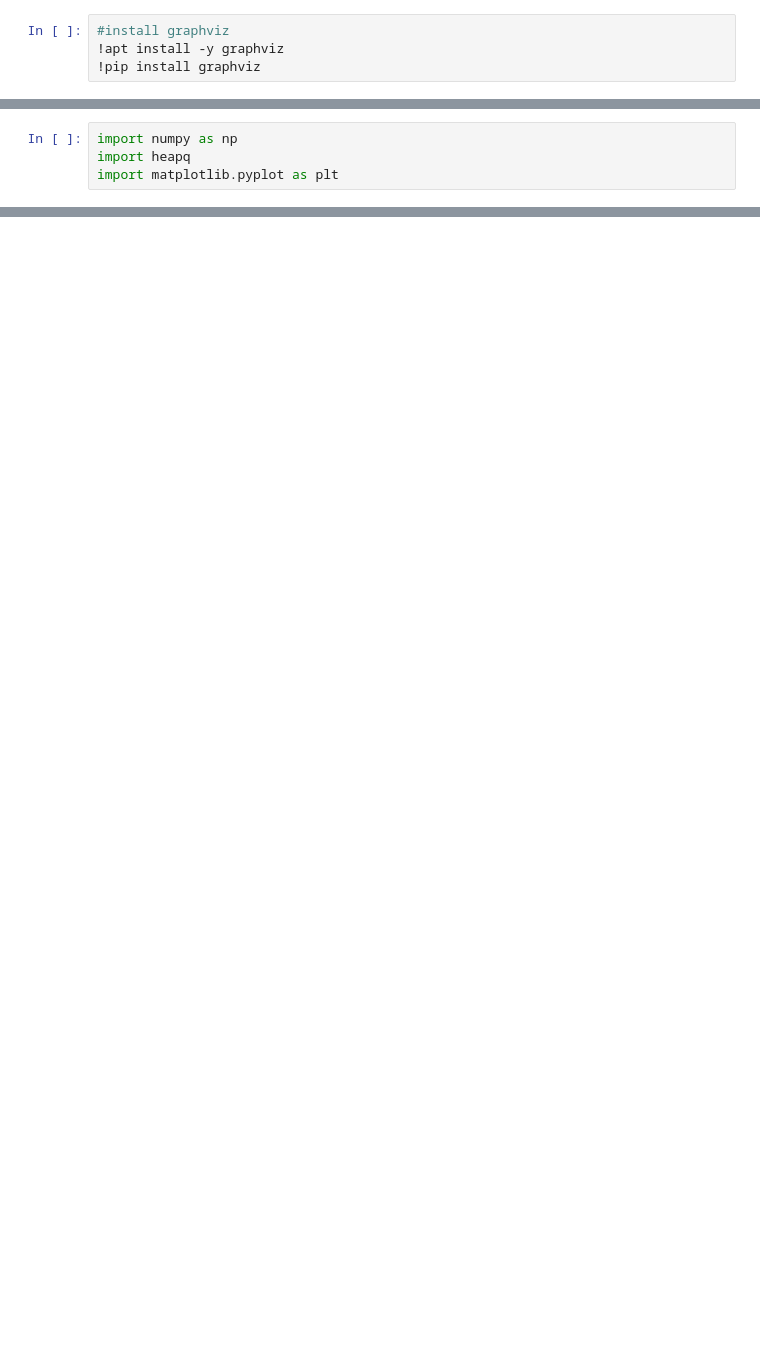
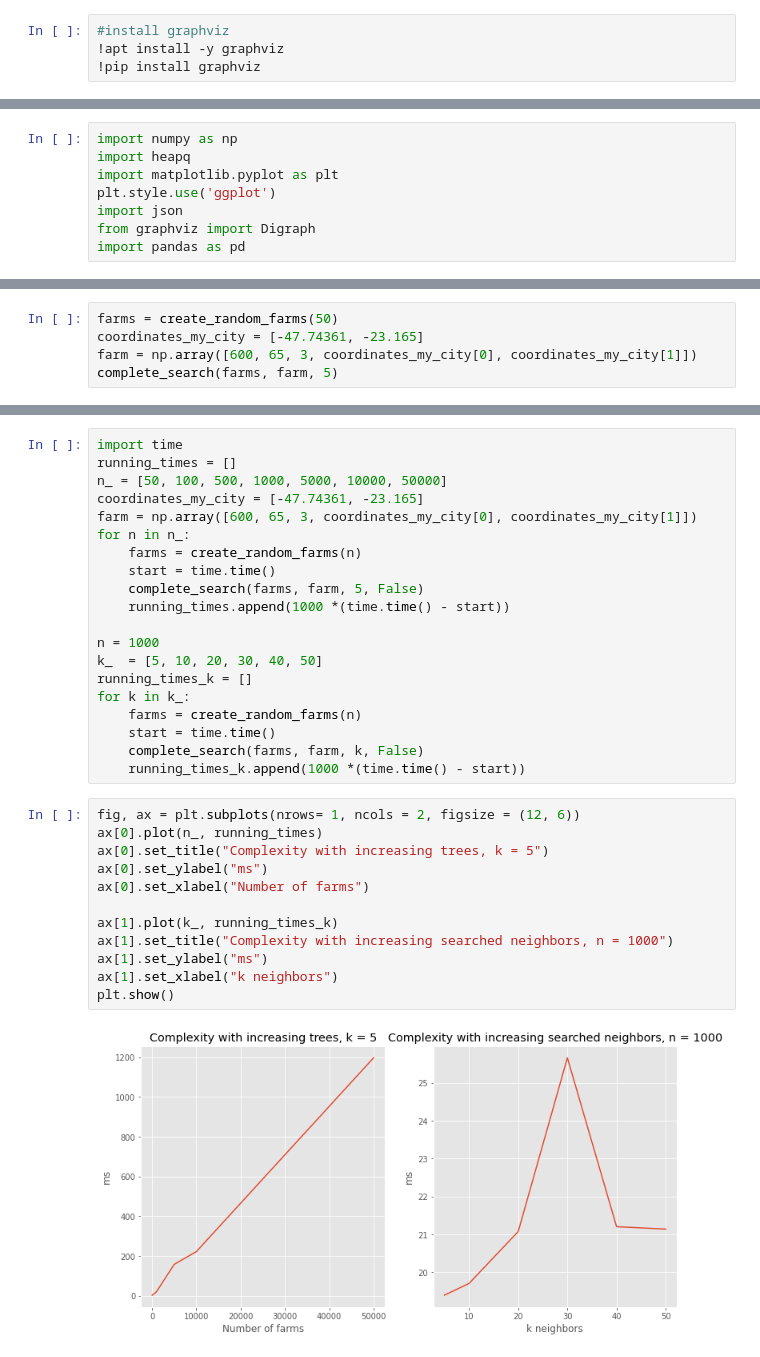
Before and after one commit to GiovaniValdrighi/data-structure-algorithms, a Jupyter notebook: kd-tree/kdtree.ipynb, the cells around one changed output, grey strips where cells are left out. Drawn from its saved outputs; the diff is of its cells as text; blank space fills up the shorter version.

```diff
--- a/kd-tree/kdtree.ipynb
+++ b/kd-tree/kdtree.ipynb
@@ -8,3 +30,7 @@
 import numpy as np
 import heapq
 import matplotlib.pyplot as plt
+plt.style.use('ggplot')
+import json
+from graphviz import Digraph
+import pandas as pd
@@ -121,0 +351,5 @@ class KDTree:
+# %%
+farms = create_random_farms(50)
+coordinates_my_city = [-47.74361, -23.165]
+farm = np.array([600, 65, 3, coordinates_my_city[0], coordinates_my_city[1]])
+complete_search(farms, farm, 5)
@@ -121,0 +371,34 @@ class KDTree:
+# %%
+import time
+running_times = []
+n_ = [50, 100, 500, 1000, 5000, 10000, 50000]
+coordinates_my_city = [-47.74361, -23.165]
+farm = np.array([600, 65, 3, coordinates_my_city[0], coordinates_my_city[1]])
+for n in n_:
+    farms = create_random_farms(n)
+    start = time.time()
+    complete_search(farms, farm, 5, False)
+    running_times.append(1000 *(time.time() - start))
+
+n = 1000
+k_  = [5, 10, 20, 30, 40, 50]
+running_times_k = []
+for k in k_:
+    farms = create_random_farms(n)
+    start = time.time()
+    complete_search(farms, farm, k, False)
+    running_times_k.append(1000 *(time.time() - start))
+# %%
+fig, ax = plt.subplots(nrows= 1, ncols = 2, figsize = (12, 6))
+ax[0].plot(n_, running_times)
+ax[0].set_title("Complexity with increasing trees, k = 5")
+ax[0].set_ylabel("ms")
+ax[0].set_xlabel("Number of farms")
+
+ax[1].plot(k_, running_times_k)
+ax[1].set_title("Complexity with increasing searched neighbors, n = 1000")
+ax[1].set_ylabel("ms")
+ax[1].set_xlabel("k neighbors")
+plt.show()
+# %% [output]
+[figure, added]
```
Also changed, not shown: parts of 30 cells of this notebook, 2 other files.
